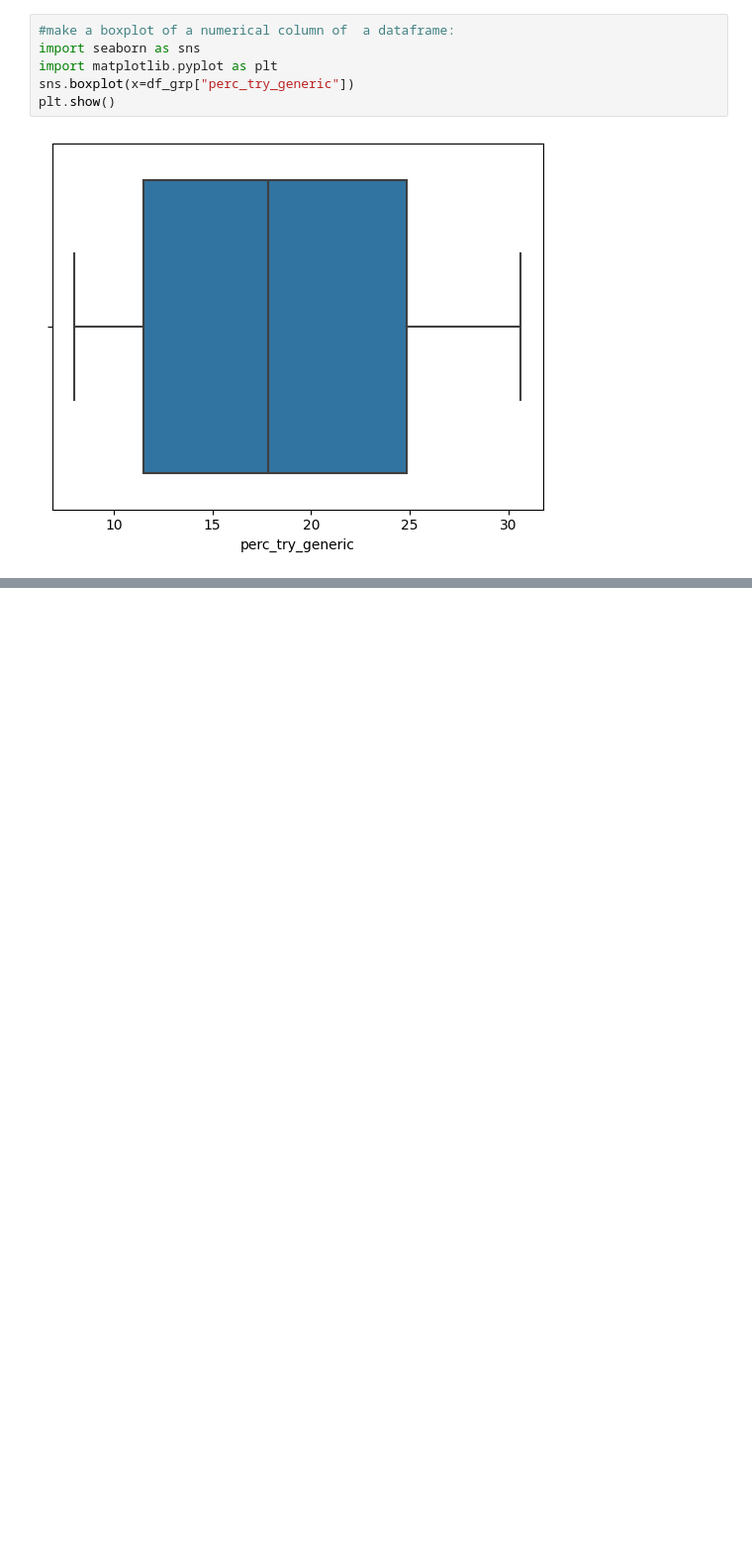
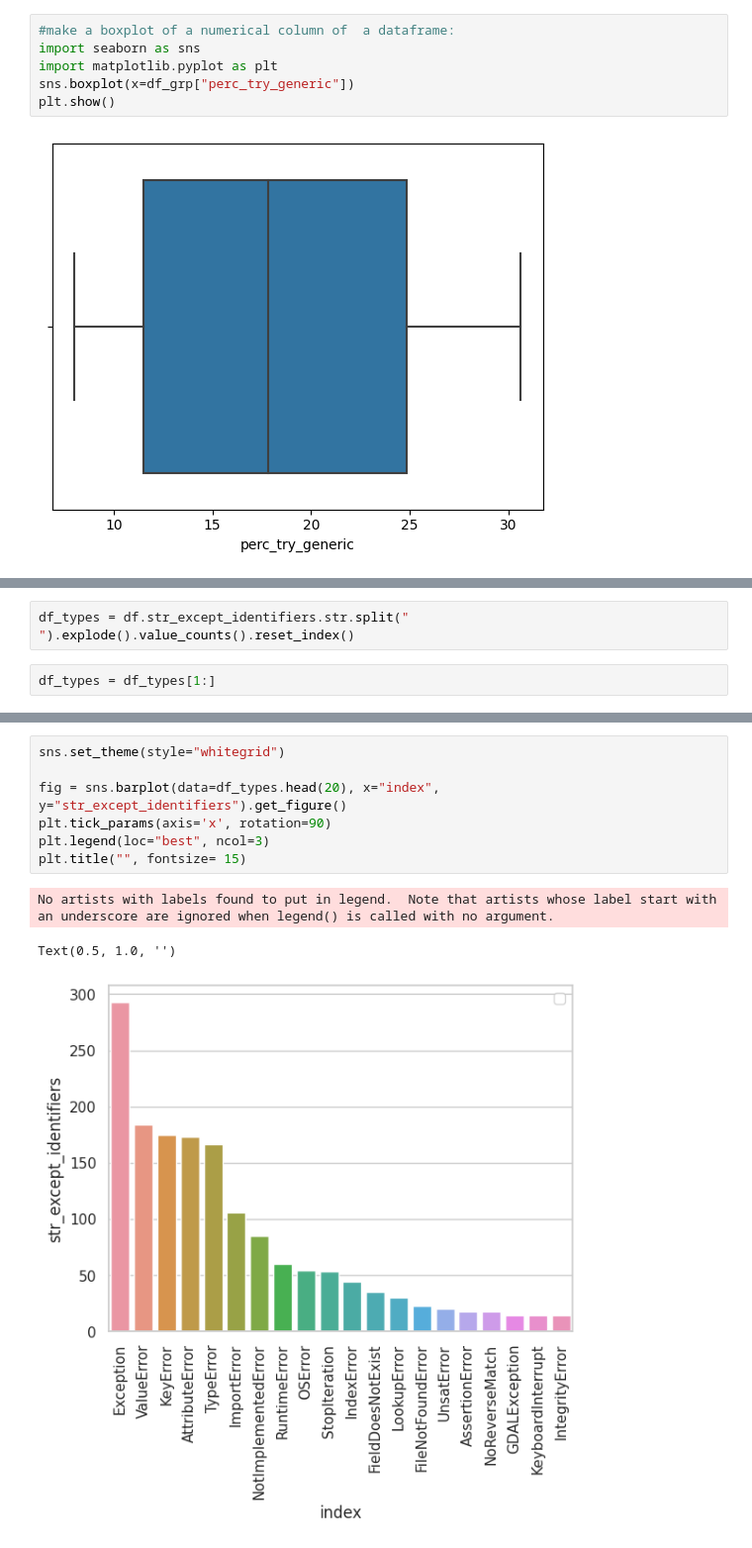
Before and after one commit to r4phael/exception-miner-multi, a Jupyter notebook: notebooks/eh_py_analysis.ipynb, the cells around one changed output, grey strips where cells are left out. Shown at 99% size. Drawn from its saved outputs; the diff is of its cells as text; blank space fills up the shorter version.

```diff
--- a/notebooks/eh_py_analysis.ipynb
+++ b/notebooks/eh_py_analysis.ipynb
@@ -284,0 +323,4 @@ plt.show()
+# %%
+df_types = df.str_except_identifiers.str.split(" ").explode().value_counts().reset_index()
+# %%
+df_types = df_types[1:]
@@ -284,0 +347,11 @@ plt.show()
+# %%
+sns.set_theme(style="whitegrid")
+
+fig = sns.barplot(data=df_types.head(20), x="index", y="str_except_identifiers").get_figure()
+plt.tick_params(axis='x', rotation=90)
+plt.legend(loc="best", ncol=3)
+plt.title("", fontsize= 15)
+# %% [output]
+No artists with labels found to put in legend.  Note that artists whose label start with an underscore are ignored when legend() is called with no argument.
+Text(0.5, 1.0, '')
+[figure, added]
```
Also changed, not shown: parts of 26 cells of this notebook, 5 other files.
